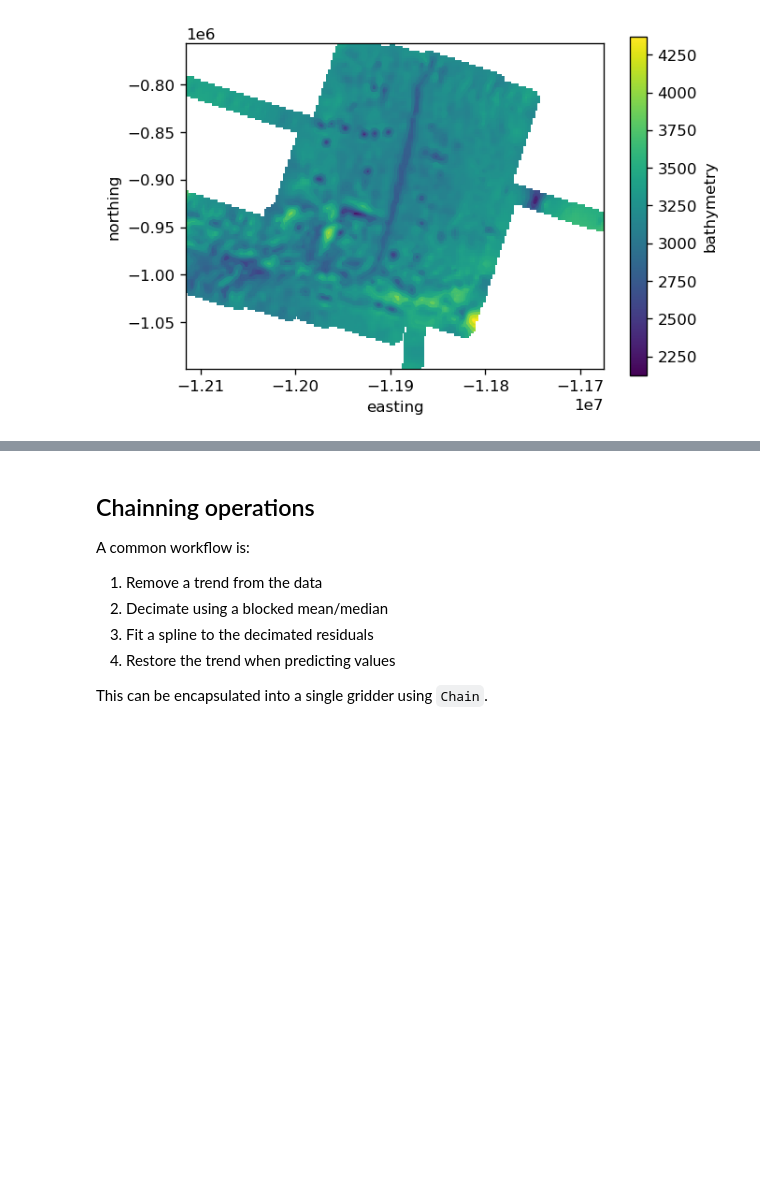
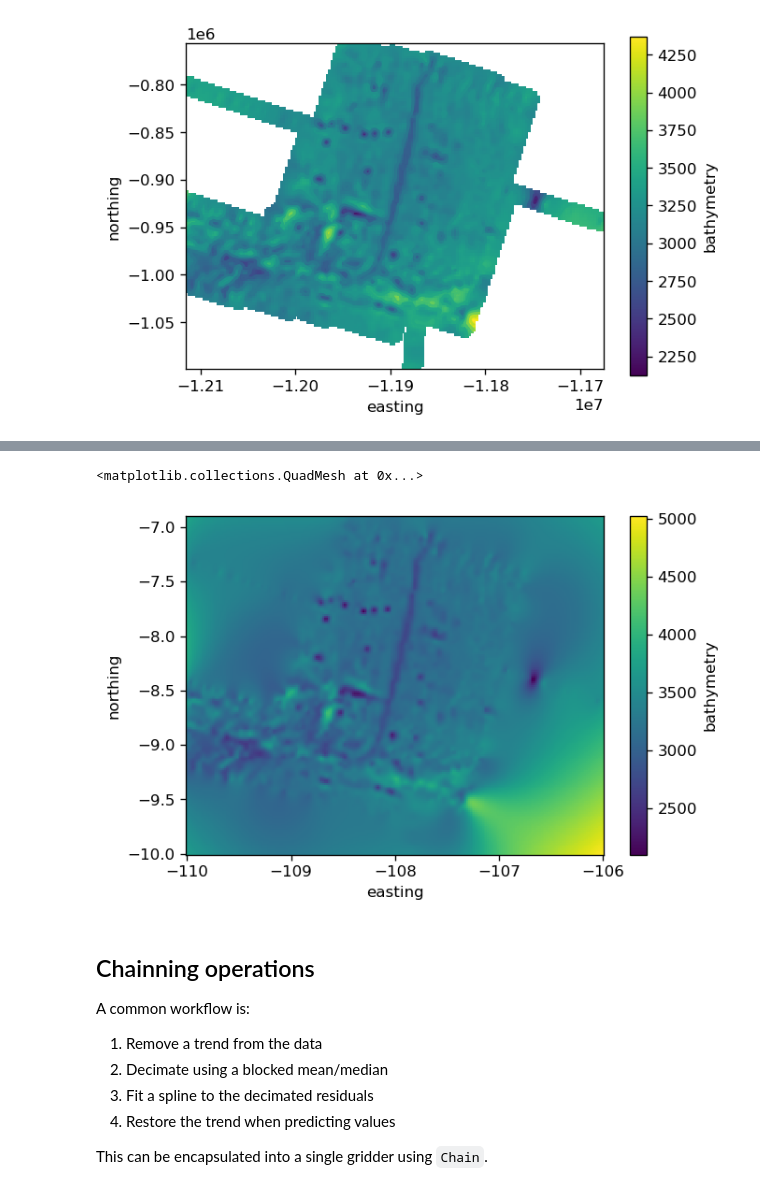
Before and after one commit to fatiando/transform2020, a Jupyter notebook: tutorial.ipynb, the cells around one changed output, grey strips where cells are left out. Drawn from its saved outputs; the diff is of its cells as text; code cells hidden in the pictures; blank space fills up the shorter version.

```diff
--- a/tutorial.ipynb
+++ b/tutorial.ipynb
@@ -311,0 +350,7 @@ grid.bathymetry.plot.contour(levels=10)
+# %%
+grid_latlon = spline.grid(
+    region=vd.get_region((data.LON, data.LAT)),
+    spacing=1 / 60,
+    projection=projection,
+    data_names=["bathymetry"],
+)
@@ -312,3 +369,8 @@ grid.bathymetry.plot.contour(levels=10)
+# %%
+grid_latlon.bathymetry.plot()
+# %% [output]
+<matplotlib.collections.QuadMesh at 0x...>
+[figure, added]
 # %% [markdown]
 <a id="chain"></a>
 
```
Also changed, not shown: parts of 8 cells of this notebook.
